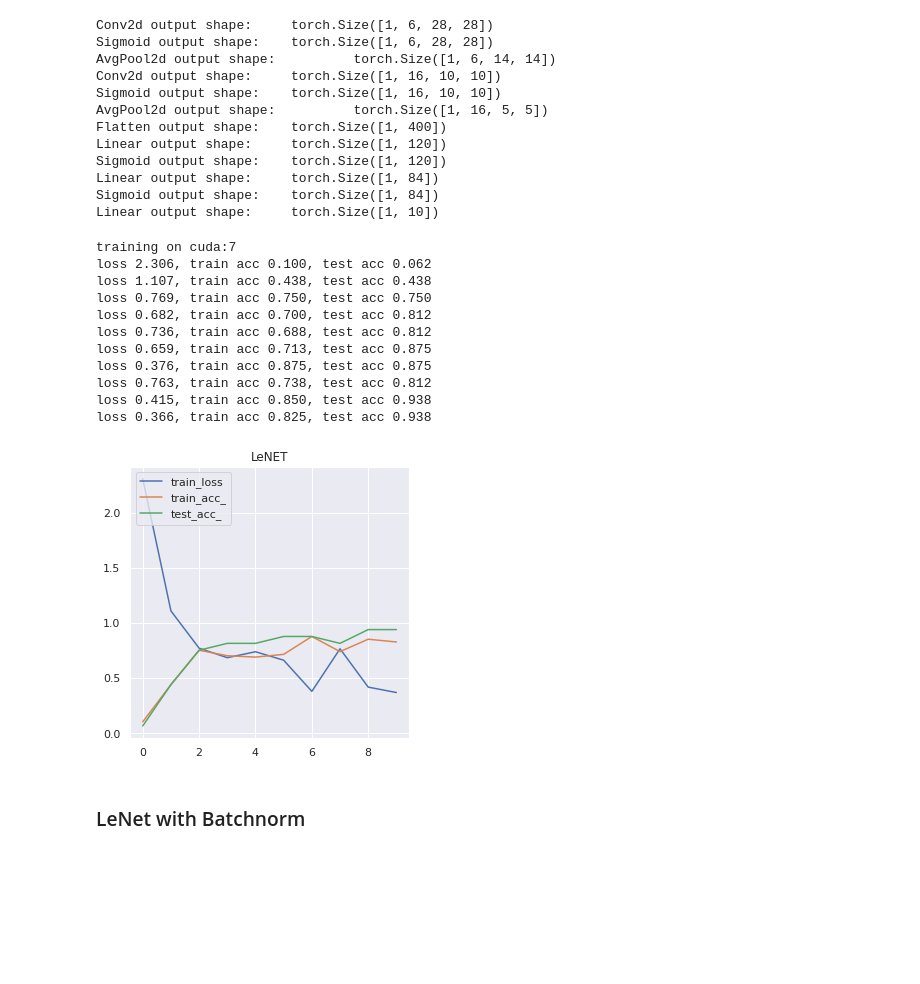
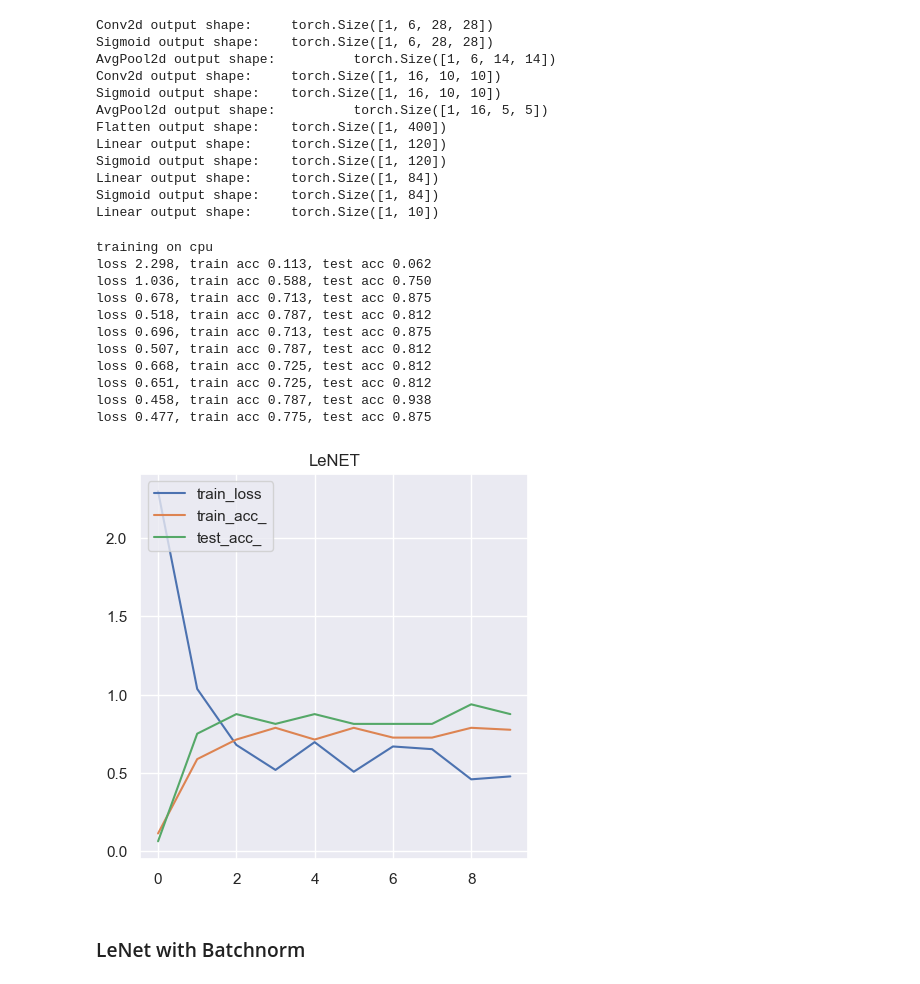
Before and after one commit to liuchongming1999/Deep_learning_curriculum_first_coding_tutorial, a Jupyter notebook: 5.LeNet_fashion_mnist.ipynb, the cells around one changed output. Saved outputs shown, nothing was run; the diff lists cells and outputs as text; code cells hidden in the pictures; blank space fills up the shorter version.

```diff
--- a/5.LeNet_fashion_mnist.ipynb
+++ b/5.LeNet_fashion_mnist.ipynb
@@ -139,20 +139,20 @@ def train_Fashion_mnist(net, train_iter, test_iter, num_epochs, lr, device, mode
     ax.set_title(model_name)
 # %%
 lr, num_epochs = 0.9, 10
-train_Fashion_mnist(net,train_loader,test_loader,num_epochs,lr,"cuda:7",'LeNET')
+train_Fashion_mnist(net,train_loader,test_loader,num_epochs,lr,"cpu",'LeNET')
 # %% [output]
-training on cuda:7
-loss 2.306, train acc 0.100, test acc 0.062
-loss 1.107, train acc 0.438, test acc 0.438
-loss 0.769, train acc 0.750, test acc 0.750
-loss 0.682, train acc 0.700, test acc 0.812
-loss 0.736, train acc 0.688, test acc 0.812
-loss 0.659, train acc 0.713, test acc 0.875
-loss 0.376, train acc 0.875, test acc 0.875
-loss 0.763, train acc 0.738, test acc 0.812
-loss 0.415, train acc 0.850, test acc 0.938
-loss 0.366, train acc 0.825, test acc 0.938
+training on cpu
+loss 2.298, train acc 0.113, test acc 0.062
+loss 1.036, train acc 0.588, test acc 0.750
+loss 0.678, train acc 0.713, test acc 0.875
+loss 0.518, train acc 0.787, test acc 0.812
+loss 0.696, train acc 0.713, test acc 0.875
+loss 0.507, train acc 0.787, test acc 0.812
+loss 0.668, train acc 0.725, test acc 0.812
+loss 0.651, train acc 0.725, test acc 0.812
+loss 0.458, train acc 0.787, test acc 0.938
+loss 0.477, train acc 0.775, test acc 0.875
-[figure, old version]
+[figure, new version]
 # %% [markdown]
 ### LeNet with Batchnorm
 # %%
```
Also changed, not shown: 5 other files.
